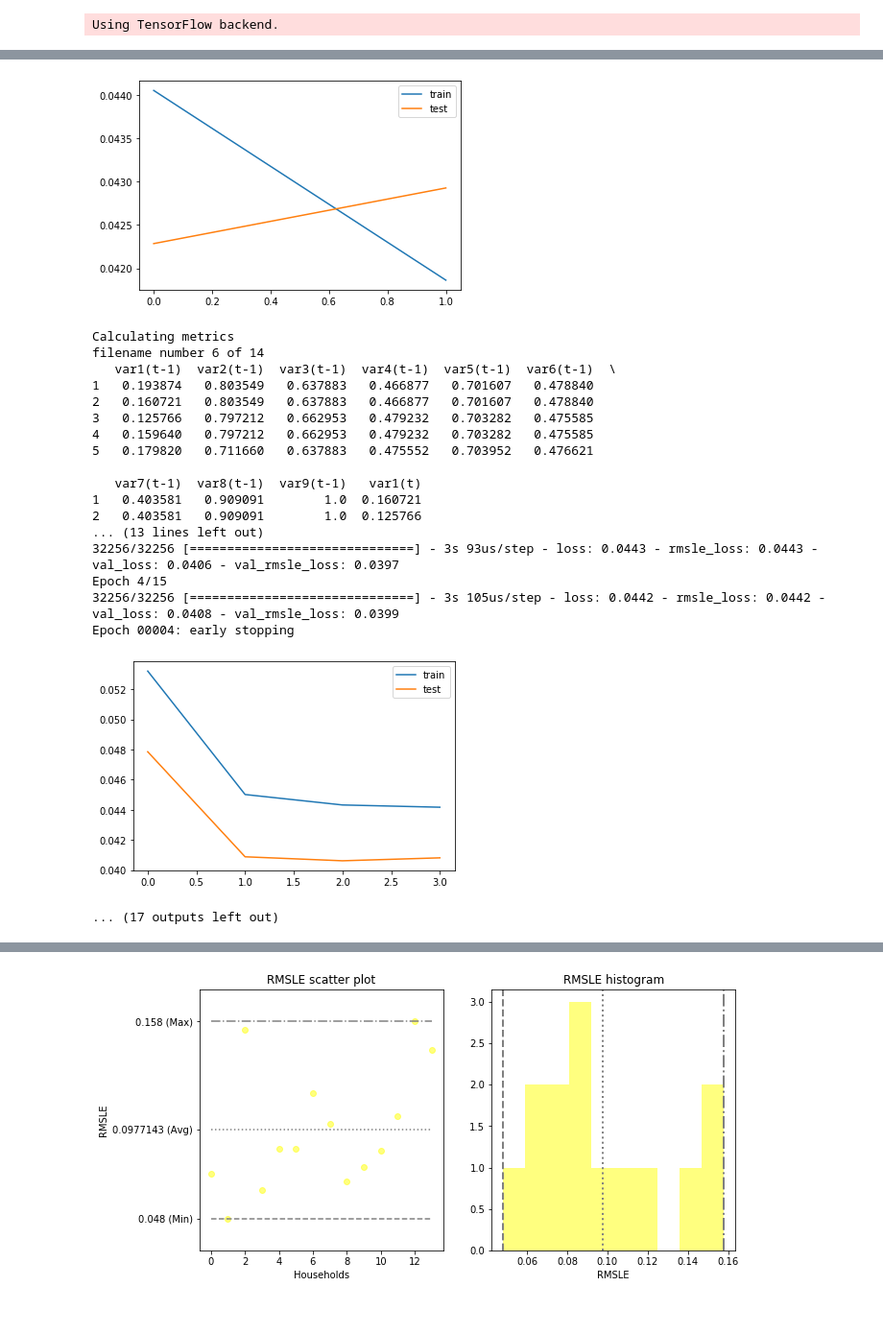
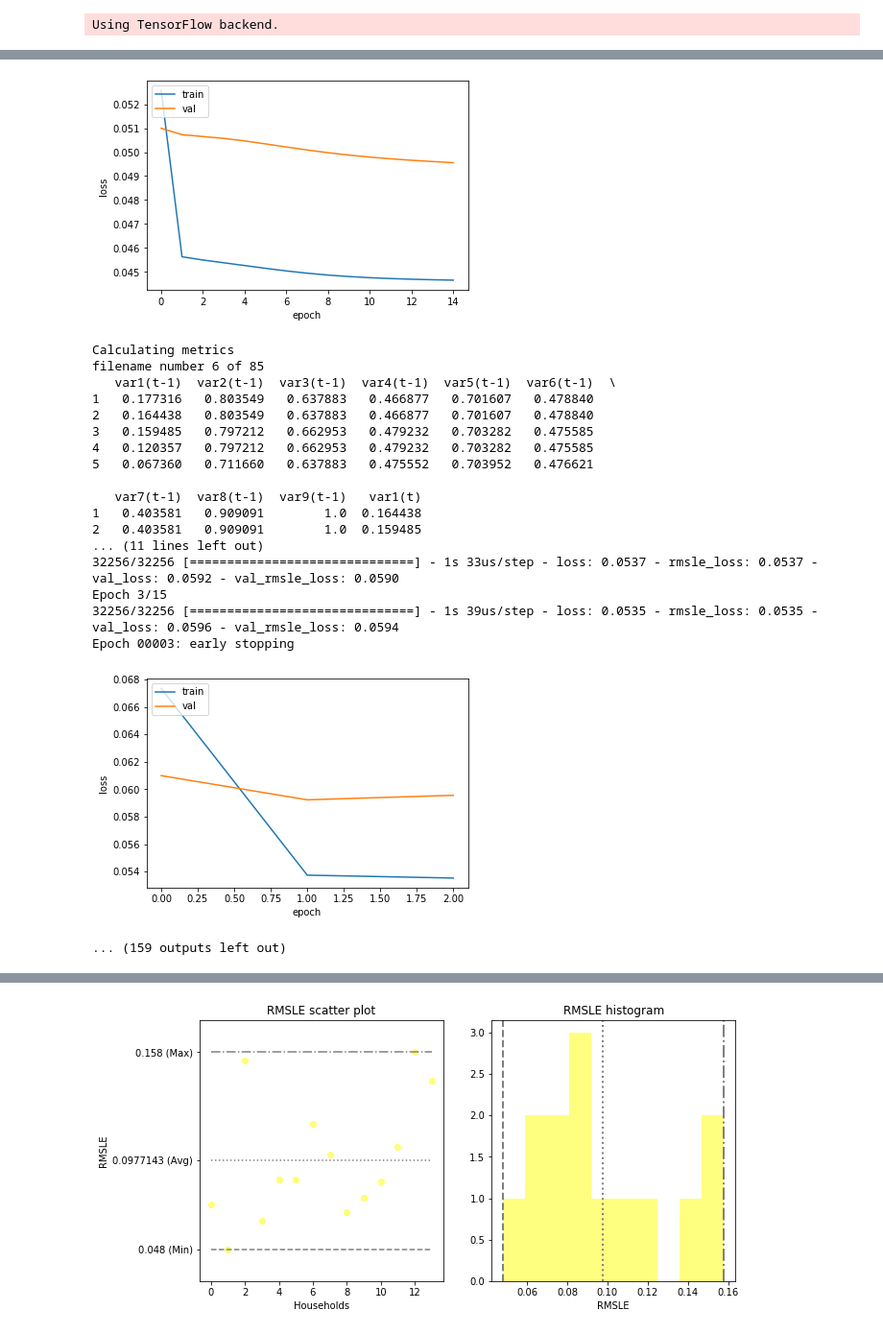
Before and after one commit to belenalberti/Smart_Meters_Demand_Forecasting, a Jupyter notebook: 4_lstm/lstm multivariate LOOP.ipynb, the cells around one changed output, grey strips where cells are left out. Shown at 96% size. Saved outputs shown, nothing was run; the diff lists cells and outputs as text; code cells hidden in the pictures.

Commit message:
pred graph

```diff
--- a/4_lstm/lstm multivariate LOOP.ipynb
+++ b/4_lstm/lstm multivariate LOOP.ipynb
@@ -56,6 +56,7 @@ def series_to_supervised(data, n_in=1, n_out=1, dropnan=True):
         agg.dropna(inplace=True)
     return agg
 # %%
+
 def lstm_multivariate(filename):
     random.seed(1)
     values = filename.values
@@ -107,9 +108,10 @@ def lstm_multivariate(filename):
     # plot history
     plt.plot(history.history['loss'], label='train')
     plt.plot(history.history['val_loss'], label='test')
-    plt.legend()
+    plt.ylabel('loss')
+    plt.xlabel('epoch')
+    plt.legend(['train', 'val'], loc='upper left')
     plt.show()
-
 
     # make a prediction
     yhat = model.predict(test_X)
@@ -127,19 +129,22 @@ def lstm_multivariate(filename):
     #Metrics
     print('Calculating metrics')
     rmsle_i = rmsle(inv_y, inv_yhat)
+    rmse_i = sqrt(mean_squared_error(inv_y, inv_yhat))
 
-    return rmsle_i
+    return rmsle_i,rmse_i
 # %%
 # load the dataset
-path = "/Users/mariabelenalberti/OneDrive - Universidad Torcuato Di Tella/Tesis/code_datasets/1_data_frames/multivariate/comfortable_tou"
+path = "/Users/mariabelenalberti/OneDrive - Universidad Torcuato Di Tella/Tesis/code_datasets/1_data_frames/multivariate/comfortable_std"
 all_files = glob.glob(path + "/*.csv")
 
 i = 0
 rmsle_t = []
+rmse_t = []
 for filename in all_files:
     i = i + 1
     print('filename number ' + str(i) + ' of ' + str(len(all_files)))
     df = pd.read_csv(filename,parse_dates = ['tstp'], index_col = ['tstp'])
-    rmsle_i = lstm_multivariate(df)
+    rmsle_i,rmse_i = lstm_multivariate(df)
+    rmse_t.append(round(rmse_i,3))
     rmsle_t.append(round(rmsle_i,3))
 # %% [output]
@@ -235,20 +240,20 @@ Epoch 00002: early stopping
-[figure, old version]
+[figure, new version]
 Calculating metrics
-filename number 6 of 14
+filename number 6 of 85
    var1(t-1)  var2(t-1)  var3(t-1)  var4(t-1)  var5(t-1)  var6(t-1)  \
-1   0.193874   0.803549   0.637883   0.466877   0.701607   0.478840
-2   0.160721   0.803549   0.637883   0.466877   0.701607   0.478840
-3   0.125766   0.797212   0.662953   0.479232   0.703282   0.475585
-4   0.159640   0.797212   0.662953   0.479232   0.703282   0.475585
-5   0.179820   0.711660   0.637883   0.475552   0.703952   0.476621
+1   0.177316   0.803549   0.637883   0.466877   0.701607   0.478840
+2   0.164438   0.803549   0.637883   0.466877   0.701607   0.478840
+3   0.159485   0.797212   0.662953   0.479232   0.703282   0.475585
+4   0.120357   0.797212   0.662953   0.479232   0.703282   0.475585
+5   0.067360   0.711660   0.637883   0.475552   0.703952   0.476621
 
    var7(t-1)  var8(t-1)  var9(t-1)   var1(t)
-1   0.403581   0.909091        1.0  0.160721
-2   0.403581   0.909091        1.0  0.125766
-... (13 lines left out)
-32256/32256 [==============================] - 3s 93us/step - loss: 0.0443 - rmsle_loss: 0.0443 - val_loss: 0.0406 - val_rmsle_loss: 0.0397
-Epoch 4/15
-32256/32256 [==============================] - 3s 105us/step - loss: 0.0442 - rmsle_loss: 0.0442 - val_loss: 0.0408 - val_rmsle_loss: 0.0399
-Epoch 00004: early stopping
+1   0.403581   0.909091        1.0  0.164438
+2   0.403581   0.909091        1.0  0.159485
+... (11 lines left out)
+32256/32256 [==============================] - 1s 33us/step - loss: 0.0537 - rmsle_loss: 0.0537 - val_loss: 0.0592 - val_rmsle_loss: 0.0590
+Epoch 3/15
+32256/32256 [==============================] - 1s 39us/step - loss: 0.0535 - rmsle_loss: 0.0535 - val_loss: 0.0596 - val_rmsle_loss: 0.0594
+Epoch 00003: early stopping
-[figure, old version]
+[figure, new version]
-... (17 outputs left out)
+... (159 outputs left out)
```
Also changed, not shown: parts of 2 cells of this notebook, 1 other file.
